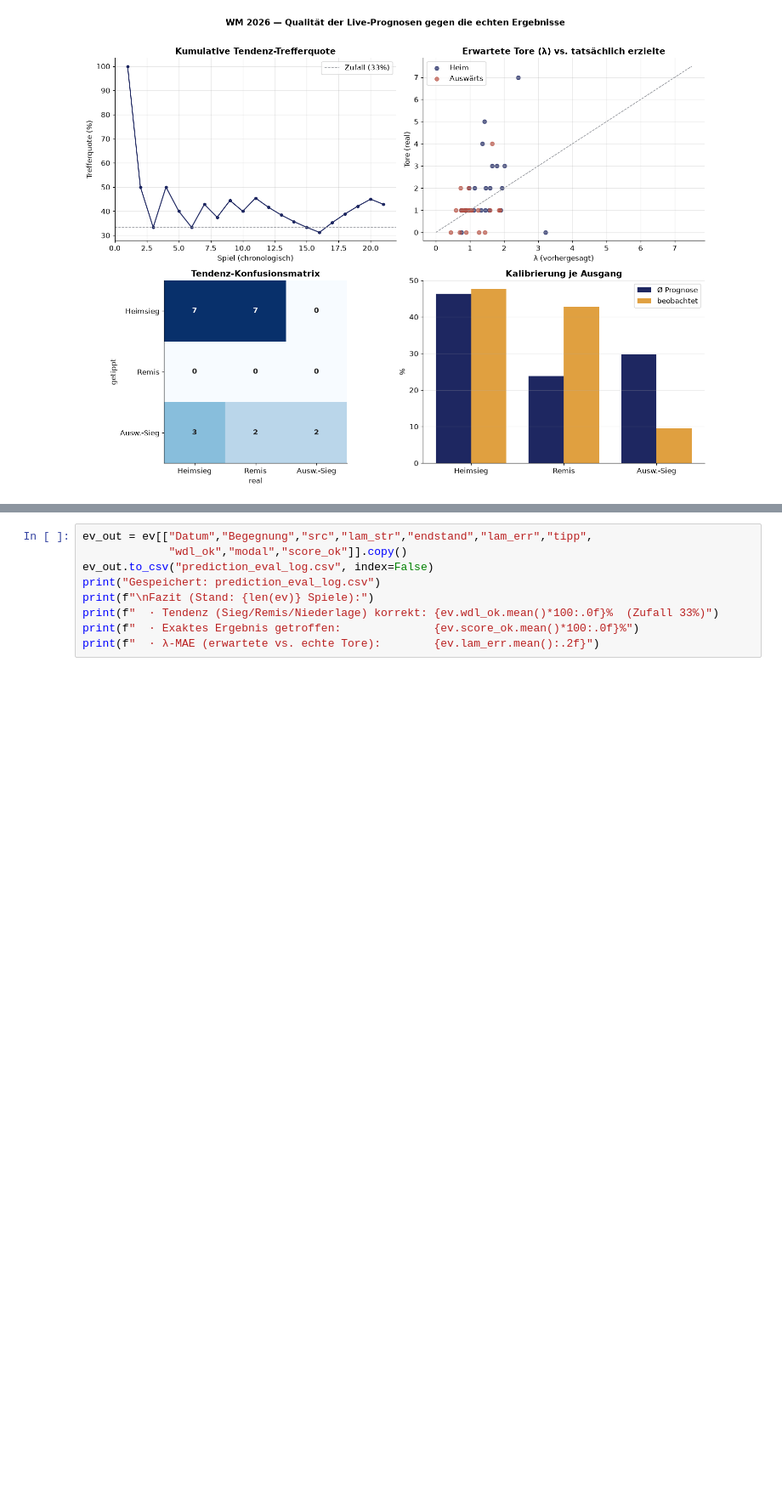
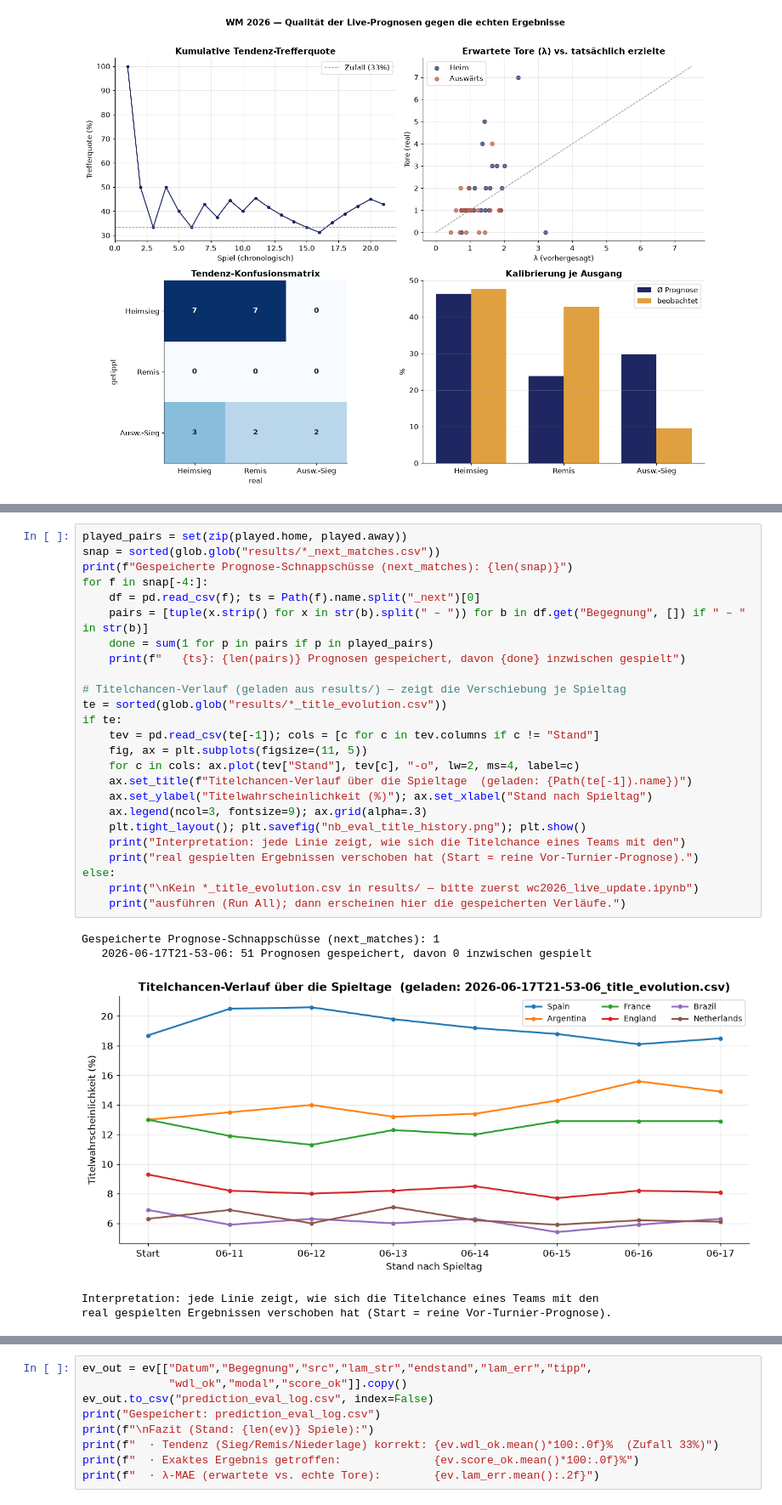
Before and after one commit to Deskaunedsei1983/wc2026-cl01, a Jupyter notebook: wc2026_prediction_eval.ipynb, the cells around one changed output, grey strips where cells are left out. Shown at 85% size. Saved outputs shown, nothing was run; the diff lists cells and outputs as text; blank space fills up the shorter version.

```diff
--- a/wc2026_prediction_eval.ipynb
+++ b/wc2026_prediction_eval.ipynb
@@ -324,0 +338,31 @@ plt.tight_layout(); plt.savefig("nb_eval_quality.png"); plt.show()
+# %%
+played_pairs = set(zip(played.home, played.away))
+snap = sorted(glob.glob("results/*_next_matches.csv"))
+print(f"Gespeicherte Prognose-Schnappschüsse (next_matches): {len(snap)}")
+for f in snap[-4:]:
+    df = pd.read_csv(f); ts = Path(f).name.split("_next")[0]
+    pairs = [tuple(x.strip() for x in str(b).split(" – ")) for b in df.get("Begegnung", []) if " – " in str(b)]
+    done = sum(1 for p in pairs if p in played_pairs)
+    print(f"   {ts}: {len(pairs)} Prognosen gespeichert, davon {done} inzwischen gespielt")
+
+# Titelchancen-Verlauf (geladen aus results/) — zeigt die Verschiebung je Spieltag
+te = sorted(glob.glob("results/*_title_evolution.csv"))
+if te:
+    tev = pd.read_csv(te[-1]); cols = [c for c in tev.columns if c != "Stand"]
+    fig, ax = plt.subplots(figsize=(11, 5))
+    for c in cols: ax.plot(tev["Stand"], tev[c], "-o", lw=2, ms=4, label=c)
+    ax.set_title(f"Titelchancen-Verlauf über die Spieltage  (geladen: {Path(te[-1]).name})")
+    ax.set_ylabel("Titelwahrscheinlichkeit (%)"); ax.set_xlabel("Stand nach Spieltag")
+    ax.legend(ncol=3, fontsize=9); ax.grid(alpha=.3)
+    plt.tight_layout(); plt.savefig("nb_eval_title_history.png"); plt.show()
+    print("Interpretation: jede Linie zeigt, wie sich die Titelchance eines Teams mit den")
+    print("real gespielten Ergebnissen verschoben hat (Start = reine Vor-Turnier-Prognose).")
+else:
+    print("\nKein *_title_evolution.csv in results/ — bitte zuerst wc2026_live_update.ipynb")
+    print("ausführen (Run All); dann erscheinen hier die gespeicherten Verläufe.")
+# %% [output]
+Gespeicherte Prognose-Schnappschüsse (next_matches): 1
+   2026-06-17T21-53-06: 51 Prognosen gespeichert, davon 0 inzwischen gespielt
+[figure, added]
+Interpretation: jede Linie zeigt, wie sich die Titelchance eines Teams mit den
+real gespielten Ergebnissen verschoben hat (Start = reine Vor-Turnier-Prognose).
```
Also changed, not shown: parts of 3 cells of this notebook, 3 other files.
